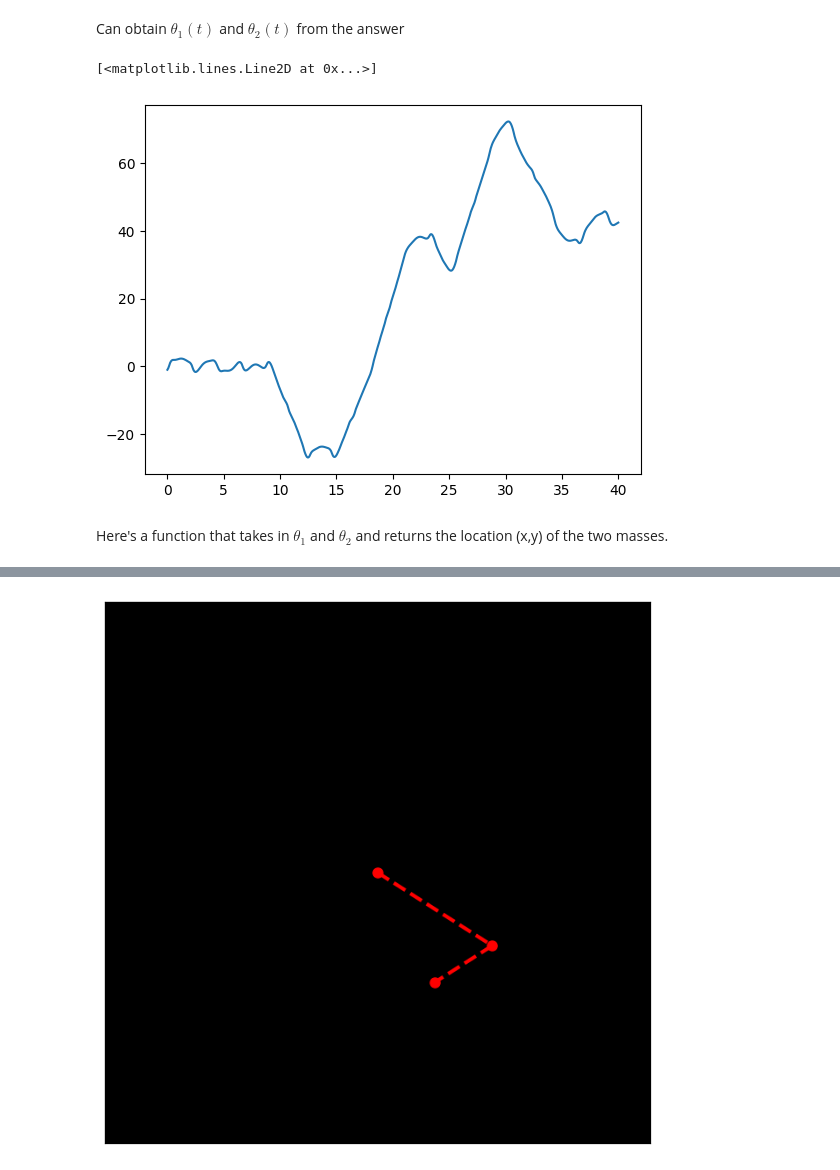
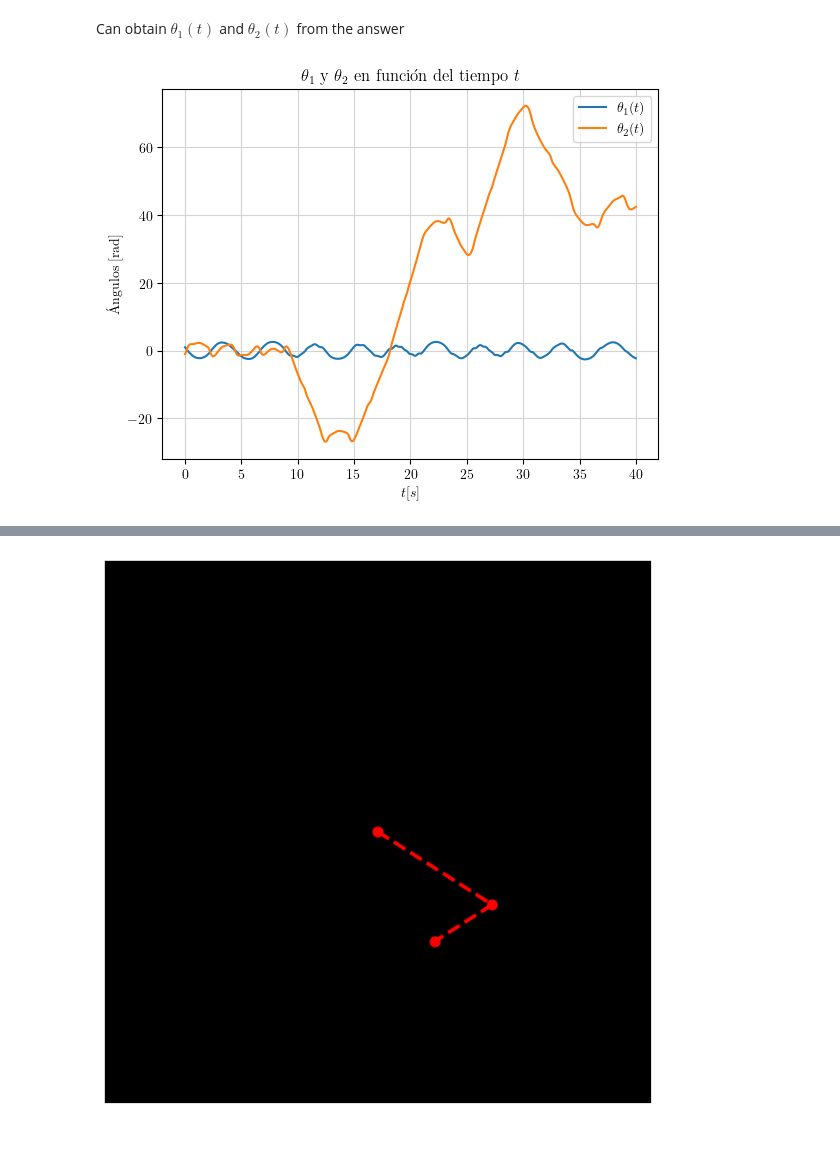
Before and after one commit to thomas-martinod/mecanica-clasica, a Jupyter notebook: tarea-3/pendulo-doble.ipynb, the cells around one changed output, grey strips where cells are left out. Drawn from its saved outputs; the diff is of its cells as text; code cells hidden in the pictures; blank space fills up the shorter version.

```diff
--- a/tarea-3/pendulo-doble.ipynb
+++ b/tarea-3/pendulo-doble.ipynb
@@ -25,3 +30,0 @@ Explicitly write them as functions of time $t$:
-# %%
-the1 = the1(t)
-the2 = the2(t)
@@ -118,0 +152,2 @@ Solve the system of ODEs using scipys `odeint` method
+# %%
+ics = [1, -3, -1, 5]
@@ -119,8 +156,8 @@ Solve the system of ODEs using scipys `odeint` method
 # %%
-t = np.linspace(0, 40, 1001)
-g = 9.81
-m1=2
-m2=1
-L1 = 2
-L2 = 1
-ans = odeint(dSdt, y0=[1, -3, -1, 5], t=t, args=(g,m1,m2,L1,L2))
+t_v = np.linspace(0, 40, 1001)
+g_v = 9.81
+m1_v = 2
+m2_v = 1
+L1_v = 2
+L2_v = 1
+ans = odeint(dSdt, y0=ics, t=t_v, args=(g_v, m1_v, m2_v, L1_v, L2_v))
@@ -140,12 +175,29 @@ array([[ 1.        ,  0.87413906,  0.73333306, ..., -2.13759318,
 # %% [markdown]
 Can obtain $\theta_1(t)$ and $\theta_2(t)$ from the answer
 # %%
-the1 = ans.T[0]
-the2 = ans.T[2]
+th1_v = ans.T[0]
+dth1_v = ans.T[1]
+th2_v = ans.T[2]
+dth2_v = ans.T[3]
-# %%
-plt.plot(t, the2)
-# %% [output]
-[<matplotlib.lines.Line2D at 0x...>]
-[figure, removed]
-# %% [markdown]
-Here's a function that takes in $\theta_1$ and $\theta_2$ and returns the location (x,y) of the two masses.
+# %%
+plt.rcParams.update({
+    "text.usetex": True,
+    "font.family": "serif",
+    "font.serif": ["Computer Modern Roman"]
+})
+
+plt.figure()
+
+plt.plot(t_v, th1_v, label=r'$\theta_1(t)$')
+plt.plot(t_v, th2_v, label=r'$\theta_2(t)$')
+
+
+plt.xlabel(r'$t [s]$')
+plt.ylabel(r'Ángulos [rad]')
+plt.title(r'$\theta_1$ y $\theta_2$ en función del tiempo $t$')
+plt.legend()
+
+plt.grid(True, color='lightgray')
+plt.show()
+# %% [output]
+[figure, added]
```
Also changed, not shown: parts of 43 cells of this notebook, 1 other file.
